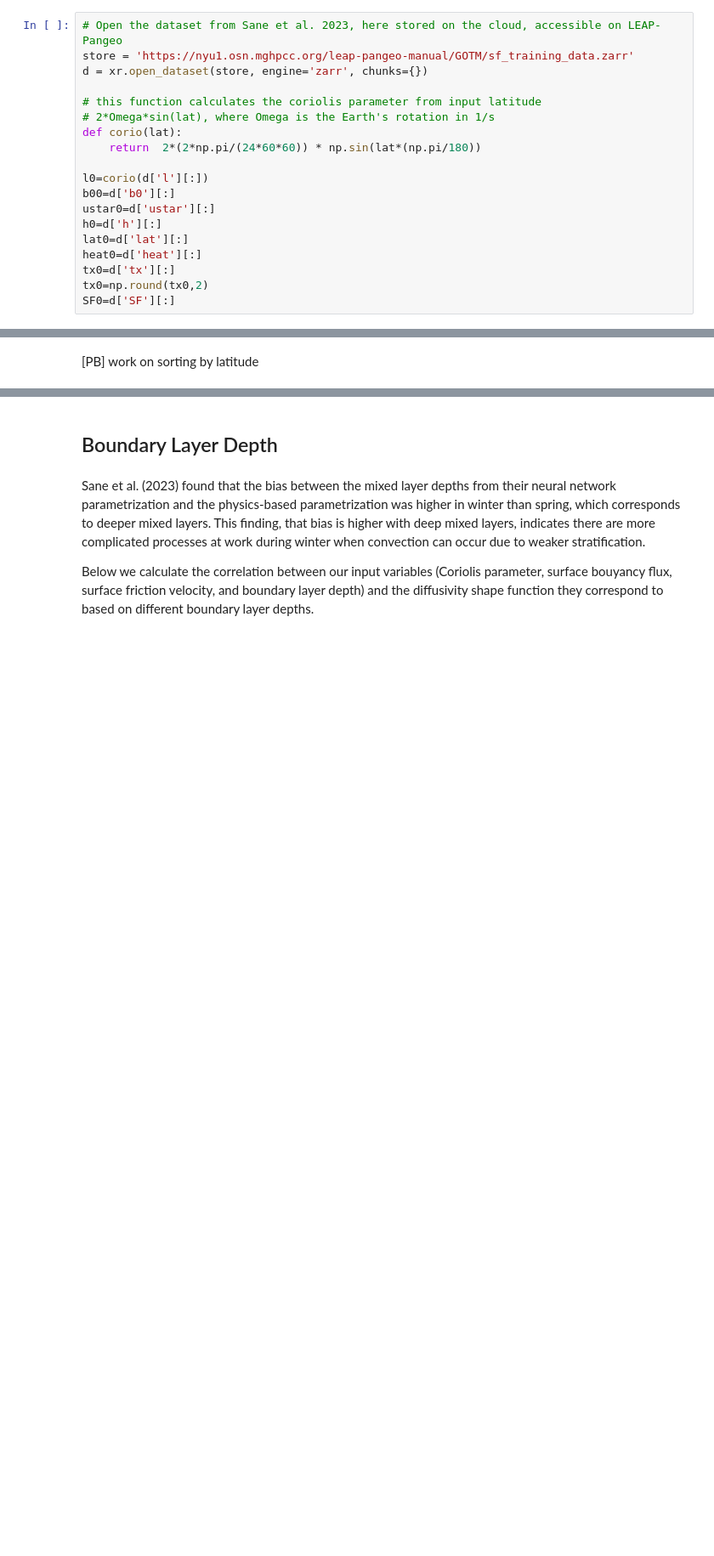
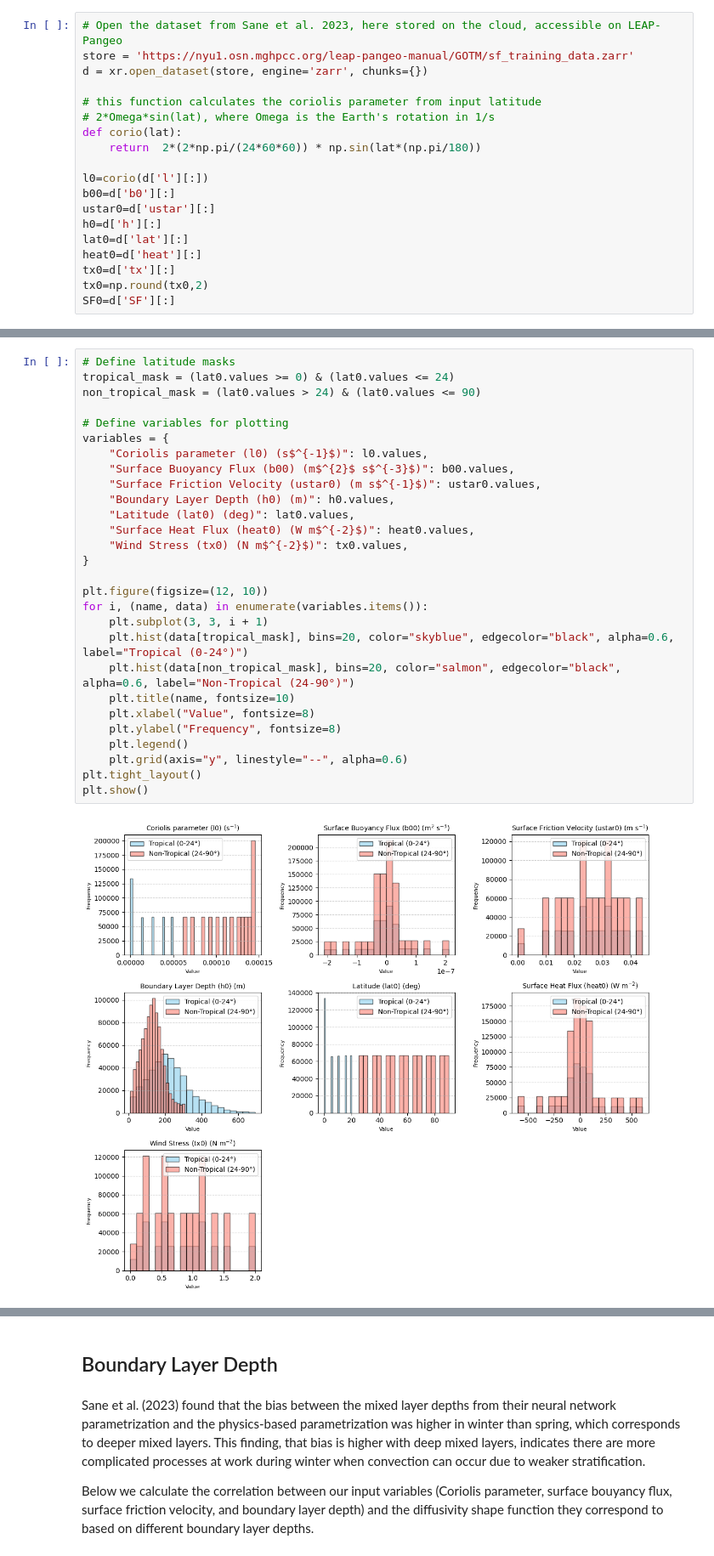
Before and after one commit to catlyu/climate_prediction_project2, a Jupyter notebook: data_story.ipynb, the cells around one changed output, grey strips where cells are left out. Shown at 85% size. Drawn from its saved outputs; the diff is of its cells as text; blank space fills up the shorter version.

```diff
--- a/data_story.ipynb
+++ b/data_story.ipynb
@@ -94,2 +105,30 @@ SF0=d['SF'][:]
-# %% [markdown]
-[PB] work on sorting by latitude
+# %%
+# Define latitude masks
+tropical_mask = (lat0.values >= 0) & (lat0.values <= 24)
+non_tropical_mask = (lat0.values > 24) & (lat0.values <= 90)
+
+# Define variables for plotting
+variables = {
+    "Coriolis parameter (l0) (s$^{-1}$)": l0.values,
+    "Surface Buoyancy Flux (b00) (m$^{2}$ s$^{-3}$)": b00.values,
+    "Surface Friction Velocity (ustar0) (m s$^{-1}$)": ustar0.values,
+    "Boundary Layer Depth (h0) (m)": h0.values,
+    "Latitude (lat0) (deg)": lat0.values,
+    "Surface Heat Flux (heat0) (W m$^{-2}$)": heat0.values,
+    "Wind Stress (tx0) (N m$^{-2}$)": tx0.values,
+}
+
+plt.figure(figsize=(12, 10))
+for i, (name, data) in enumerate(variables.items()):
+    plt.subplot(3, 3, i + 1)
+    plt.hist(data[tropical_mask], bins=20, color="skyblue", edgecolor="black", alpha=0.6, label="Tropical (0-24°)")
+    plt.hist(data[non_tropical_mask], bins=20, color="salmon", edgecolor="black", alpha=0.6, label="Non-Tropical (24-90°)")
+    plt.title(name, fontsize=10)
+    plt.xlabel("Value", fontsize=8)
+    plt.ylabel("Frequency", fontsize=8)
+    plt.legend()
+    plt.grid(axis="y", linestyle="--", alpha=0.6)
+plt.tight_layout()
+plt.show()
+# %% [output]
+[figure, added]
```
Also changed, not shown: parts of 49 cells of this notebook.
